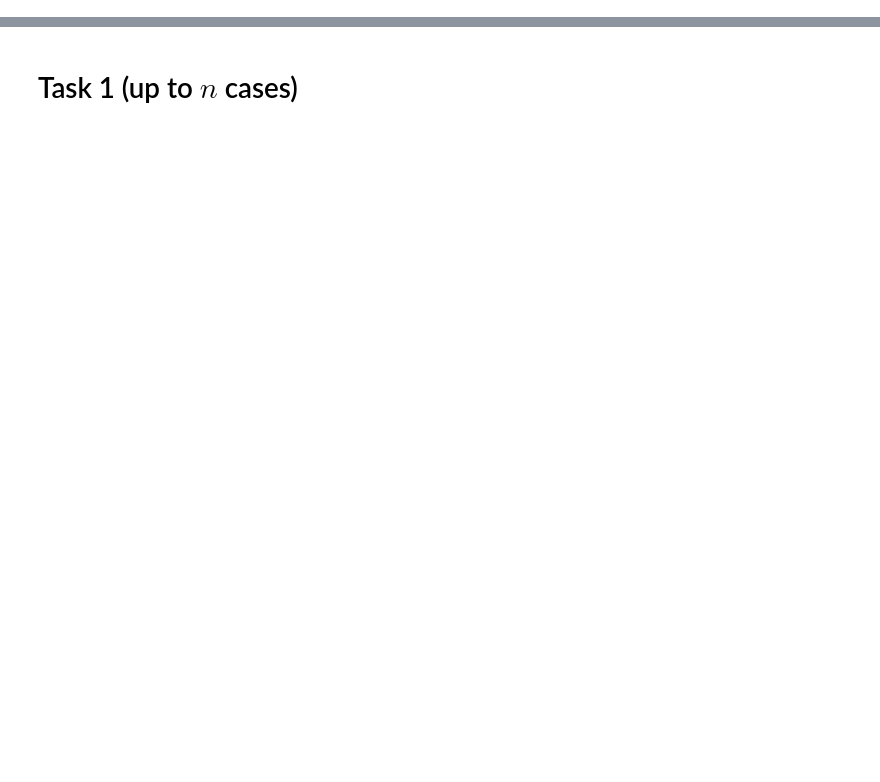
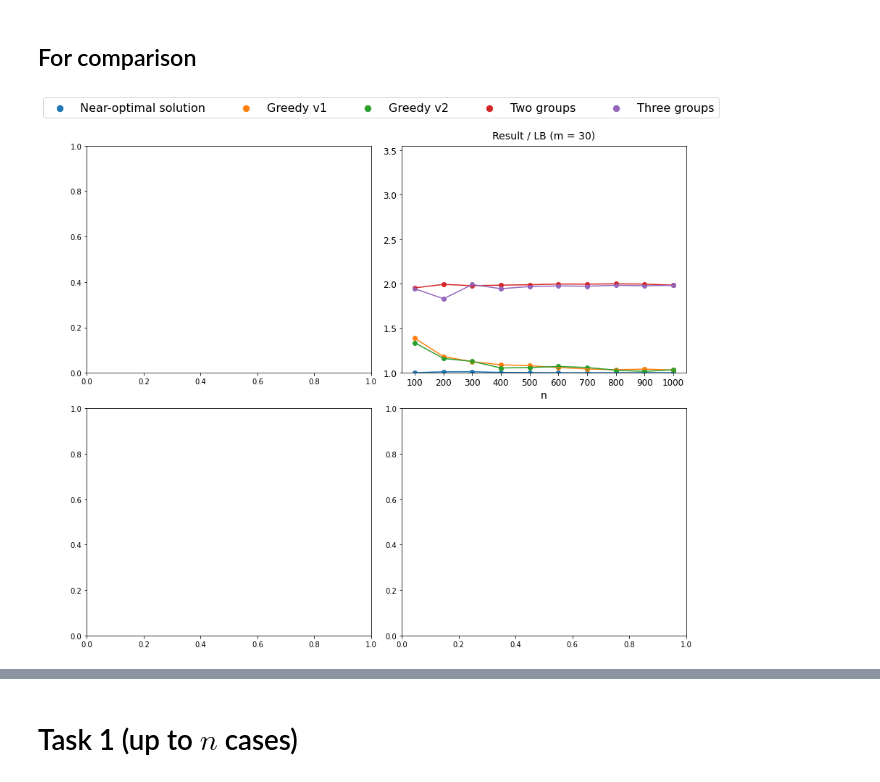
Before and after one commit to 30something/diploma_work, a Jupyter notebook: graphics.ipynb, the cells around one changed output, grey strips where cells are left out. Drawn from its saved outputs; the diff is of its cells as text; code cells hidden in the pictures; blank space fills up the shorter version.

```diff
--- a/graphics.ipynb
+++ b/graphics.ipynb
@@ -93,3 +160,32 @@ plot(SOL, LB, G1, G2, G3, D, GR1, GR2, 0.999, 1.43, 1, 1, axs, 15)
+# %% [markdown]
+## For comparison
+# %%
+fig, axs = plt.subplots(2, 2, figsize = (12, 10), constrained_layout = True)
+
+# 30
+LB = [9017, 102159, 371577, 938869, 1814952, 3305017, 5369786, 8035033, 11415044, 16010500]
+SOL = [9017, 103272, 375842, 941842, 1818056, 3306720, 5372331, 8038965, 11419687, 16018814]
+
+# D = [21968, 188035, 542011, 1171487, 2548184, 4171240, 6351128, 9971575, 14114051, 19252908]
+# G1 = [12511, 120648, 417845, 1021950, 1957517, 3499125, 5598011, 8305766, 11877450, 16503212]
+# G2 = [12054, 118505, 419019, 988754, 1921577, 3537257, 5685624, 8265345, 11582449, 16549421]
+# G3 = [12416, 119507, 417217, 1014686, 1957001, 3533712, 5591579, 8278535, 11857259, 16504802]
+# GR1 = [17612, 203574, 734926, 1862571, 3608814, 6599253, 10713523, 16059821, 22782253, 31762484]
+# GR2 = [20784, 144401, 454071, 1059296, 2116638, 3750091, 5856973, 8604870, 12130618, 17000430]
+# plot(SOL, LB, G1, G2, G3, D, GR1, GR2, 1000, 0.999, 2.1, 0, 0, axs, 30)
+
+# 30 new
+D = [21968, 188035, 542011, 1171487, 2548184, 4171240, 6351128, 9971575, 14114051, 19252908]
+G1 = [12511, 120648, 417845, 1021950, 1957517, 3499125, 5598011, 8305766, 11877450, 16503212]
+G2 = [12054, 118505, 419019, 988754, 1921577, 3537257, 5685624, 8265345, 11582449, 16549421]
+G3 = [12416, 119507, 417217, 1014686, 1957001, 3533712, 5591579, 8278535, 11857259, 16504802]
+GR1 = [17612, 203574, 734926, 1862571, 3608814, 6599253, 10713523, 16059821, 22782253, 31762484]
+GR2 = [17525, 187071, 739602, 1825371, 3571754, 6529092, 10585542, 15928393, 22566510, 31727562]
+plot(SOL, LB, G1, G2, G3, D, GR1, GR2, 1000, 0.999, 3.55, 0, 1, axs, 30)
+
+replace_legend(fig)
+# %% [output]
+[figure, added]
 # %%
 # min
 
```
Also changed, not shown: parts of 15 cells of this notebook, 29 other files.
